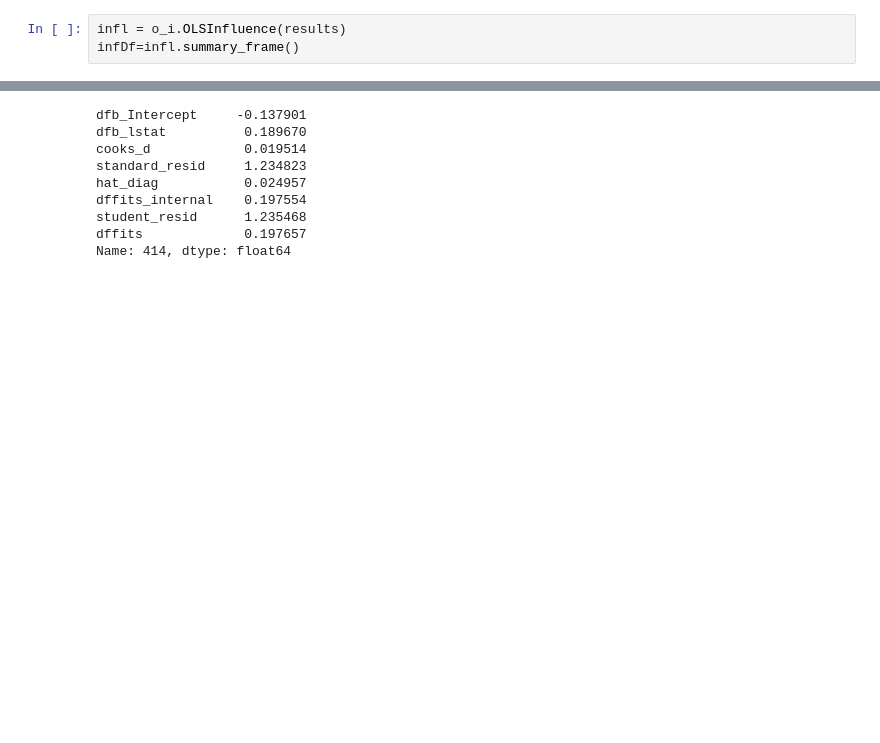
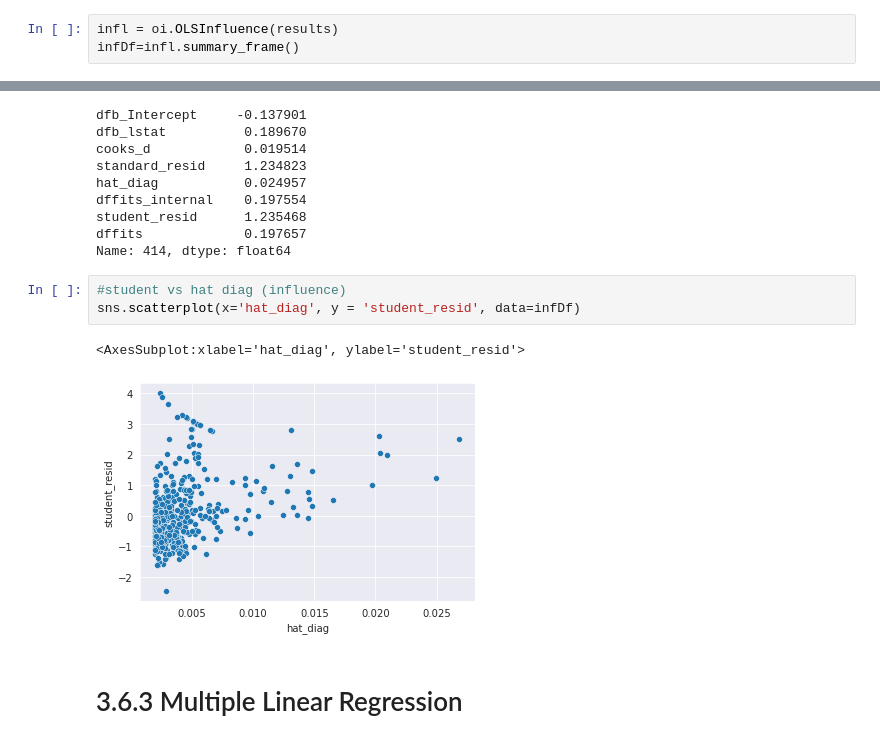
Before and after one commit to JESurzyn/intro_stat_learning_Python, a Jupyter notebook: Chapter_3_Lab.ipynb, the cells around one changed output, grey strips where cells are left out. Drawn from its saved outputs; the diff is of its cells as text; blank space fills up the shorter version.

```diff
--- a/Chapter_3_Lab.ipynb
+++ b/Chapter_3_Lab.ipynb
@@ -204,5 +204,5 @@ import statsmodels.stats.outliers_influence as o_i
 # %%
-infl = o_i.OLSInfluence(results)
+infl = oi.OLSInfluence(results)
 infDf=infl.summary_frame()
 # %%
 infDf
@@ -237,3 +237,11 @@ dffits_internal    0.197554
 student_resid      1.235468
 dffits             0.197657
 Name: 414, dtype: float64
+# %%
+#student vs hat diag (influence)
+sns.scatterplot(x='hat_diag', y = 'student_resid', data=infDf)
+# %% [output]
+<AxesSubplot:xlabel='hat_diag', ylabel='student_resid'>
+[figure, added]
+# %% [markdown]
+# 3.6.3 Multiple Linear Regression
```
Also changed, not shown: parts of 39 cells of this notebook, 2 other files.
